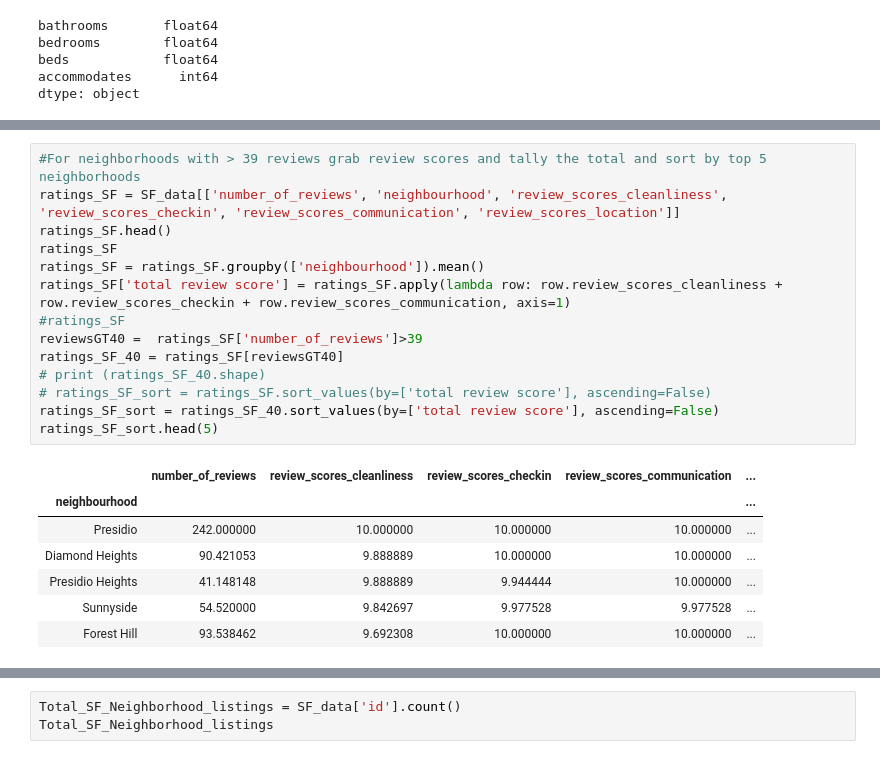
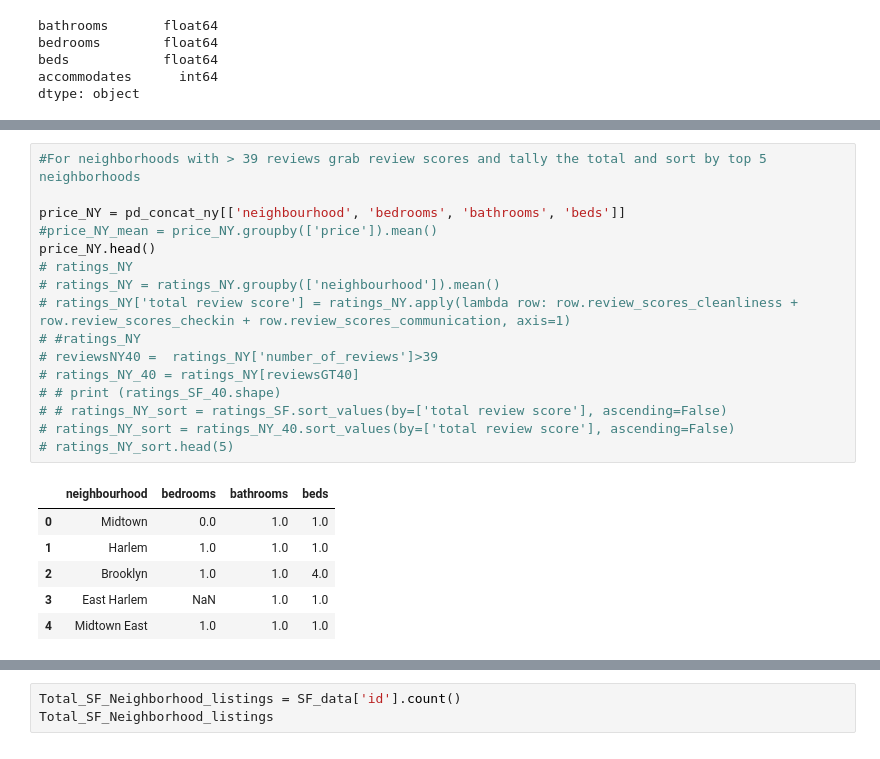
Before and after one commit to christinemazur/project1, a Jupyter notebook: airbnb_jupyter_CMAZUR.ipynb, the cells around one changed output, grey strips where cells are left out. Cells and saved outputs as stored; diff of their text form.

```diff
--- a/airbnb_jupyter_CMAZUR.ipynb
+++ b/airbnb_jupyter_CMAZUR.ipynb
@@ -128,23 +124,24 @@ SF_amenities_graph = amenities_SF_sort.head(5).plot.barh(y=['bedrooms','bathroom
 # %%
 #For neighborhoods with > 39 reviews grab review scores and tally the total and sort by top 5 neighborhoods
-ratings_SF = SF_data[['number_of_reviews', 'neighbourhood', 'review_scores_cleanliness', 'review_scores_checkin', 'review_scores_communication', 'review_scores_location']]
-ratings_SF.head()
-ratings_SF
-ratings_SF = ratings_SF.groupby(['neighbourhood']).mean()
-ratings_SF['total review score'] = ratings_SF.apply(lambda row: row.review_scores_cleanliness + row.review_scores_checkin + row.review_scores_communication, axis=1)
-#ratings_SF
-reviewsGT40 =  ratings_SF['number_of_reviews']>39
-ratings_SF_40 = ratings_SF[reviewsGT40]
-# print (ratings_SF_40.shape)
-# ratings_SF_sort = ratings_SF.sort_values(by=['total review score'], ascending=False)
-ratings_SF_sort = ratings_SF_40.sort_values(by=['total review score'], ascending=False)
-ratings_SF_sort.head(5)
+
+price_NY = pd_concat_ny[['neighbourhood', 'bedrooms', 'bathrooms', 'beds']]
+#price_NY_mean = price_NY.groupby(['price']).mean()
+price_NY.head()
+# ratings_NY
+# ratings_NY = ratings_NY.groupby(['neighbourhood']).mean()
+# ratings_NY['total review score'] = ratings_NY.apply(lambda row: row.review_scores_cleanliness + row.review_scores_checkin + row.review_scores_communication, axis=1)
+# #ratings_NY
+# reviewsNY40 =  ratings_NY['number_of_reviews']>39
+# ratings_NY_40 = ratings_NY[reviewsGT40]
+# # print (ratings_SF_40.shape)
+# # ratings_NY_sort = ratings_SF.sort_values(by=['total review score'], ascending=False)
+# ratings_NY_sort = ratings_NY_40.sort_values(by=['total review score'], ascending=False)
+# ratings_NY_sort.head(5)
 # %% [output]
-|  | number_of_reviews | review_scores_cleanliness | review_scores_checkin | review_scores_communication | ... |
-| neighbourhood |  |  |  |  | ... |
-| Presidio | 242.000000 | 10.000000 | 10.000000 | 10.000000 | ... |
-| Diamond Heights | 90.421053 | 9.888889 | 10.000000 | 10.000000 | ... |
-| Presidio Heights | 41.148148 | 9.888889 | 9.944444 | 10.000000 | ... |
-| Sunnyside | 54.520000 | 9.842697 | 9.977528 | 9.977528 | ... |
-| Forest Hill | 93.538462 | 9.692308 | 10.000000 | 10.000000 | ... |
+|  | neighbourhood | bedrooms | bathrooms | beds |
+| 0 | Midtown | 0.0 | 1.0 | 1.0 |
+| 1 | Harlem | 1.0 | 1.0 | 1.0 |
+| 2 | Brooklyn | 1.0 | 1.0 | 4.0 |
+| 3 | East Harlem | NaN | 1.0 | 1.0 |
+| 4 | Midtown East | 1.0 | 1.0 | 1.0 |
 # %%
```
Also changed, not shown: parts of 9 cells of this notebook, 4 other files.
